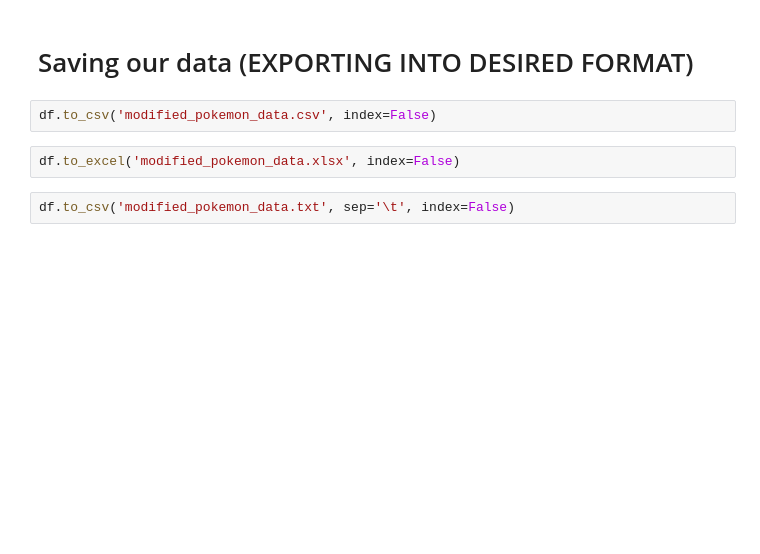
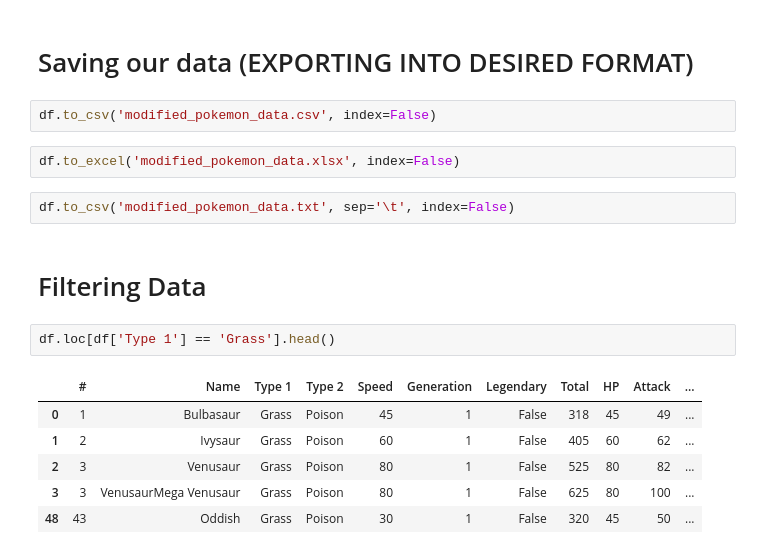
Before and after one commit to huzaifabaloch/Modules, a Jupyter notebook: Pandas/Pandas.ipynb, the cells around one changed output. Cells and saved outputs as stored; diff of their text form; blank space fills up the shorter version.

```diff
--- a/Pandas/Pandas.ipynb
+++ b/Pandas/Pandas.ipynb
@@ -121,3 +121,14 @@ df.to_csv('modified_pokemon_data.csv', index=False)
 df.to_excel('modified_pokemon_data.xlsx', index=False)
 # %%
 df.to_csv('modified_pokemon_data.txt', sep='\t', index=False)
+# %% [markdown]
+# Filtering Data
+# %%
+df.loc[df['Type 1'] == 'Grass'].head()
+# %% [output]
+|  | # | Name | Type 1 | Type 2 | Speed | Generation | Legendary | Total | HP | Attack | ... |
+| 0 | 1 | Bulbasaur | Grass | Poison | 45 | 1 | False | 318 | 45 | 49 | ... |
+| 1 | 2 | Ivysaur | Grass | Poison | 60 | 1 | False | 405 | 60 | 62 | ... |
+| 2 | 3 | Venusaur | Grass | Poison | 80 | 1 | False | 525 | 80 | 82 | ... |
+| 3 | 3 | VenusaurMega Venusaur | Grass | Poison | 80 | 1 | False | 625 | 80 | 100 | ... |
+| 48 | 43 | Oddish | Grass | Poison | 30 | 1 | False | 320 | 45 | 50 | ... |
```
Also changed, not shown: parts of 7 cells of this notebook.
